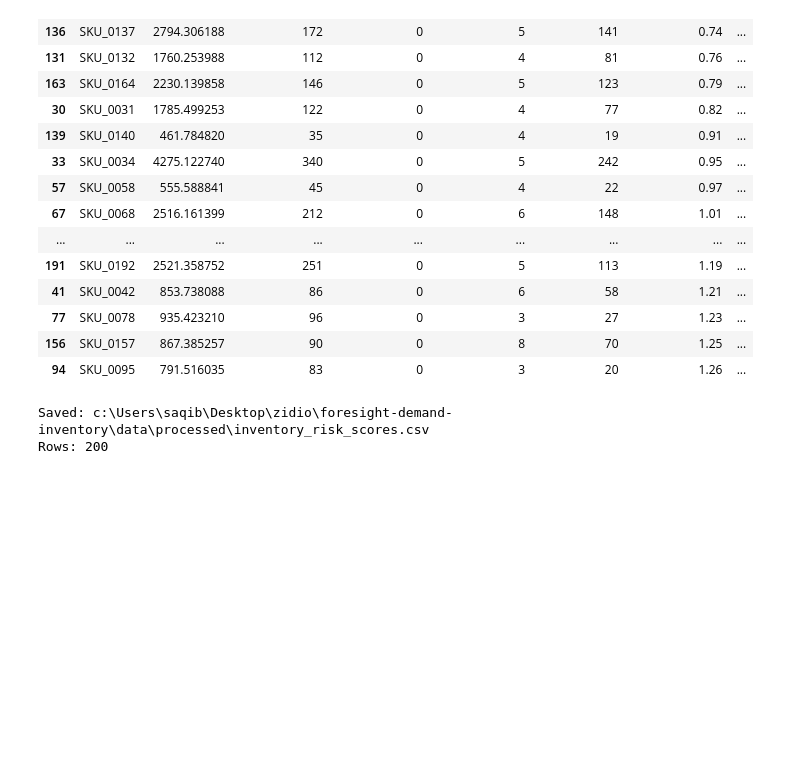
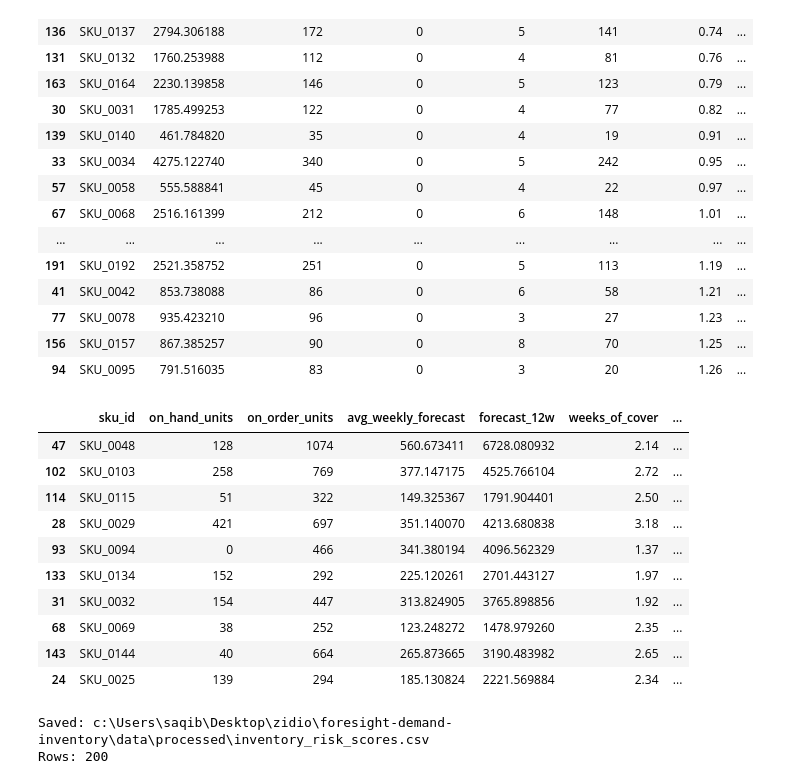
Before and after one commit to Saqib-0007/foresight-demand-inventory, a Jupyter notebook: notebooks/04_inventory_risk.ipynb, the cells around one changed output. Cells and saved outputs as stored; diff of their text form; code cells hidden in the pictures; blank space fills up the shorter version.

```diff
--- a/notebooks/04_inventory_risk.ipynb
+++ b/notebooks/04_inventory_risk.ipynb
@@ -287,6 +313,36 @@ priority_skus[
 | 77 | SKU_0078 | 935.423210 | 96 | 0 | 3 | 27 | 1.23 | ... |
 | 156 | SKU_0157 | 867.385257 | 90 | 0 | 8 | 70 | 1.25 | ... |
 | 94 | SKU_0095 | 791.516035 | 83 | 0 | 3 | 20 | 1.26 | ... |
+# %%
+risk_df[
+    [
+        "sku_id",
+        "on_hand_units",
+        "on_order_units",
+        "avg_weekly_forecast",
+        "forecast_12w",
+        "weeks_of_cover",
+        "lead_time_days",
+        "lead_time_demand",
+        "stockout_units_at_risk",
+        "stockout_sales_at_risk"
+    ]
+].sort_values(
+    "stockout_sales_at_risk",
+    ascending=False
+).head(10)
+# %% [output]
+|  | sku_id | on_hand_units | on_order_units | avg_weekly_forecast | forecast_12w | weeks_of_cover | ... |
+| 47 | SKU_0048 | 128 | 1074 | 560.673411 | 6728.080932 | 2.14 | ... |
+| 102 | SKU_0103 | 258 | 769 | 377.147175 | 4525.766104 | 2.72 | ... |
+| 114 | SKU_0115 | 51 | 322 | 149.325367 | 1791.904401 | 2.50 | ... |
+| 28 | SKU_0029 | 421 | 697 | 351.140070 | 4213.680838 | 3.18 | ... |
+| 93 | SKU_0094 | 0 | 466 | 341.380194 | 4096.562329 | 1.37 | ... |
+| 133 | SKU_0134 | 152 | 292 | 225.120261 | 2701.443127 | 1.97 | ... |
+| 31 | SKU_0032 | 154 | 447 | 313.824905 | 3765.898856 | 1.92 | ... |
+| 68 | SKU_0069 | 38 | 252 | 123.248272 | 1478.979260 | 2.35 | ... |
+| 143 | SKU_0144 | 40 | 664 | 265.873665 | 3190.483982 | 2.65 | ... |
+| 24 | SKU_0025 | 139 | 294 | 185.130824 | 2221.569884 | 2.34 | ... |
 # %%
 output_path = (
     PROCESSED_DIR
```
Also changed, not shown: parts of 9 cells of this notebook, 2 other files.
